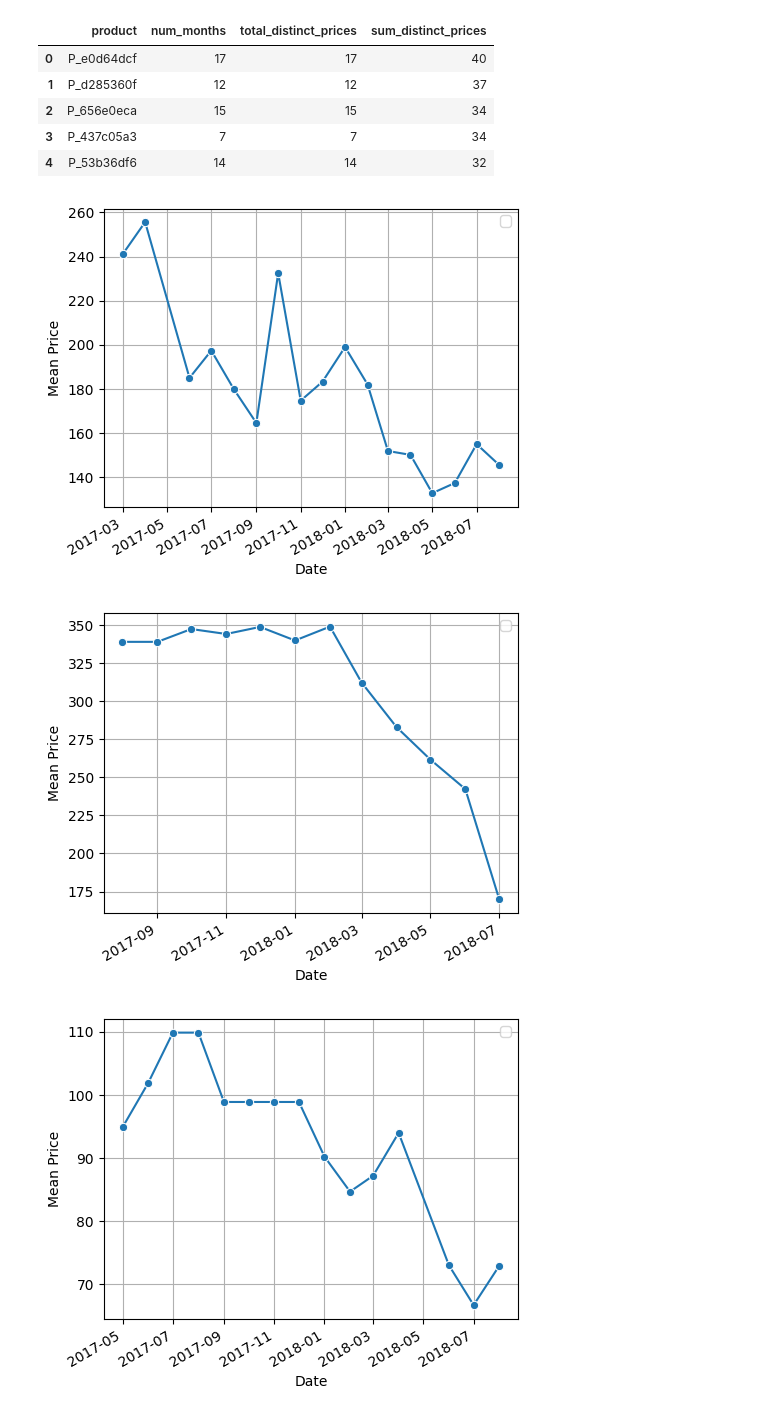
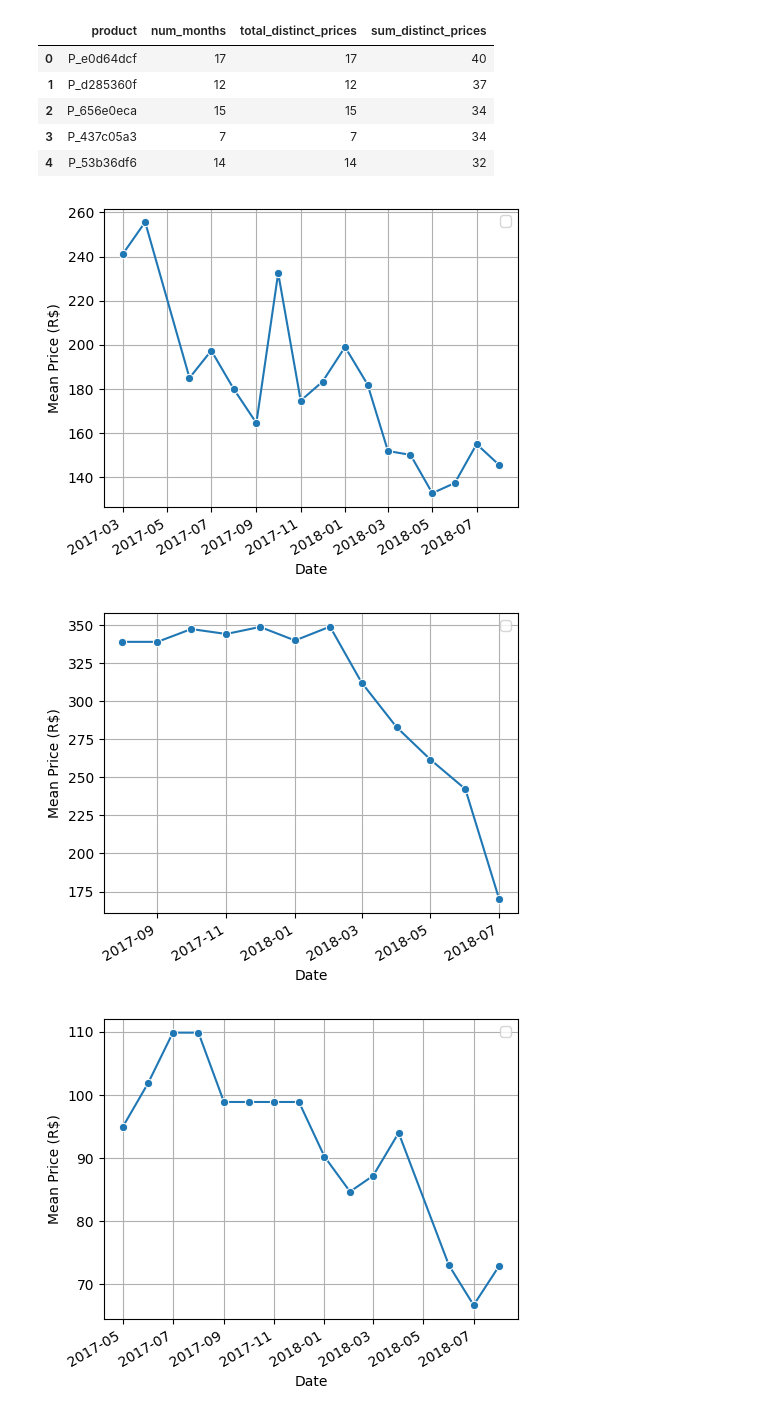
Before and after one commit to matsa0/desafio-sprint02-data-analysis, a Jupyter notebook: analise_exploratoria/eda.ipynb, the cells around one changed output. Saved outputs shown, nothing was run; the diff lists cells and outputs as text; code cells hidden in the pictures.

```diff
--- a/analise_exploratoria/eda.ipynb
+++ b/analise_exploratoria/eda.ipynb
@@ -956,32 +957,32 @@ products_monthly_counts.head()
 # %%
 def product_inflation_plot(df:pd.DataFrame, product_name:str):
     """
-     """
+    Plo
+    """
     df_prod = df[df["product"] == product_name]
-    max_product = max_price_per_product[max_price_per_product["product"] == product_name]
 
     plt.figure(figsize=(5,4))
     sns.lineplot(
         data=df_prod,
         x="month",
         y="mean_month_price",
         marker="o"
     )
 
     plt.xlabel("Date")
     plt.ylabel("Mean Price (R$)")
     plt.grid(True)
     plt.xticks(rotation=30, ha="right")
     plt.legend()
     plt.tight_layout()
     plt.savefig(f"../plots/product_inflation_{product_name}.png")
     plt.show()
 
 
 product_inflation_plot(products_prices_over_time, "P_e0d64dcf")
 product_inflation_plot(products_prices_over_time, "P_d285360f")
 product_inflation_plot(products_prices_over_time, "P_656e0eca")
 # %% [output]
-[figure, old version]
+[figure, new version]
-[figure, old version]
+[figure, new version]
-[figure, old version]
+[figure, new version]
```
Also changed, not shown: parts of 4 cells of this notebook, 8 other files.
